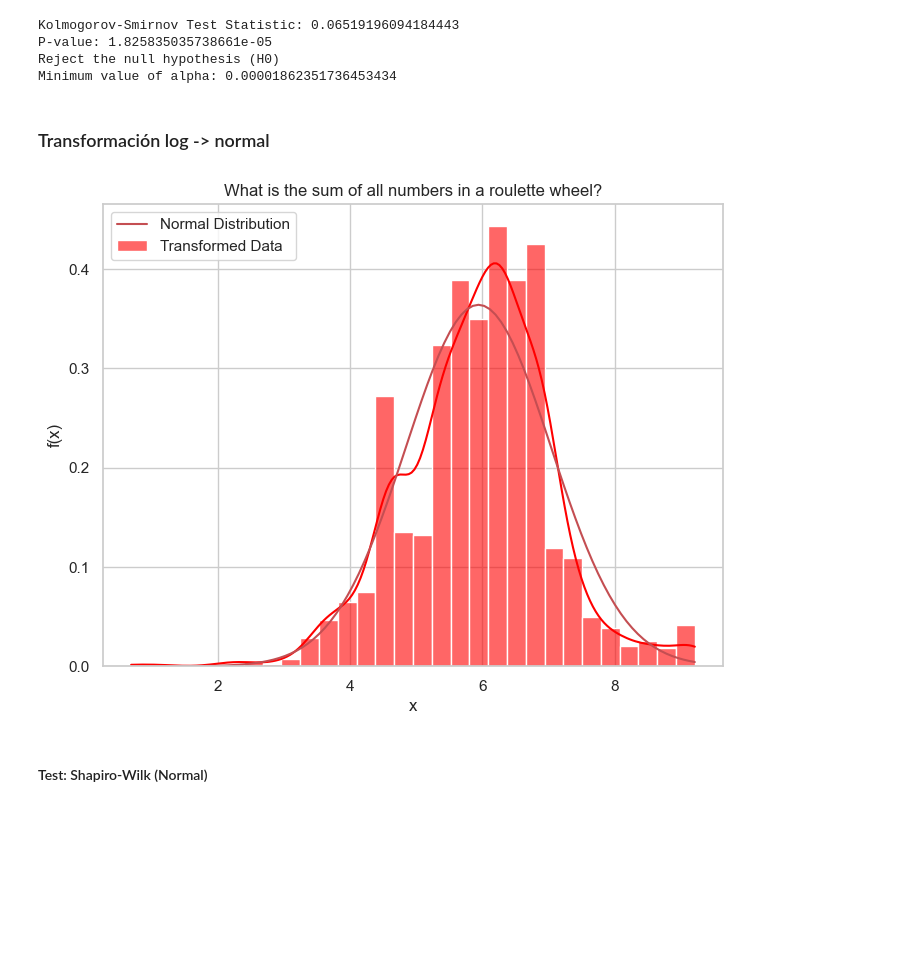
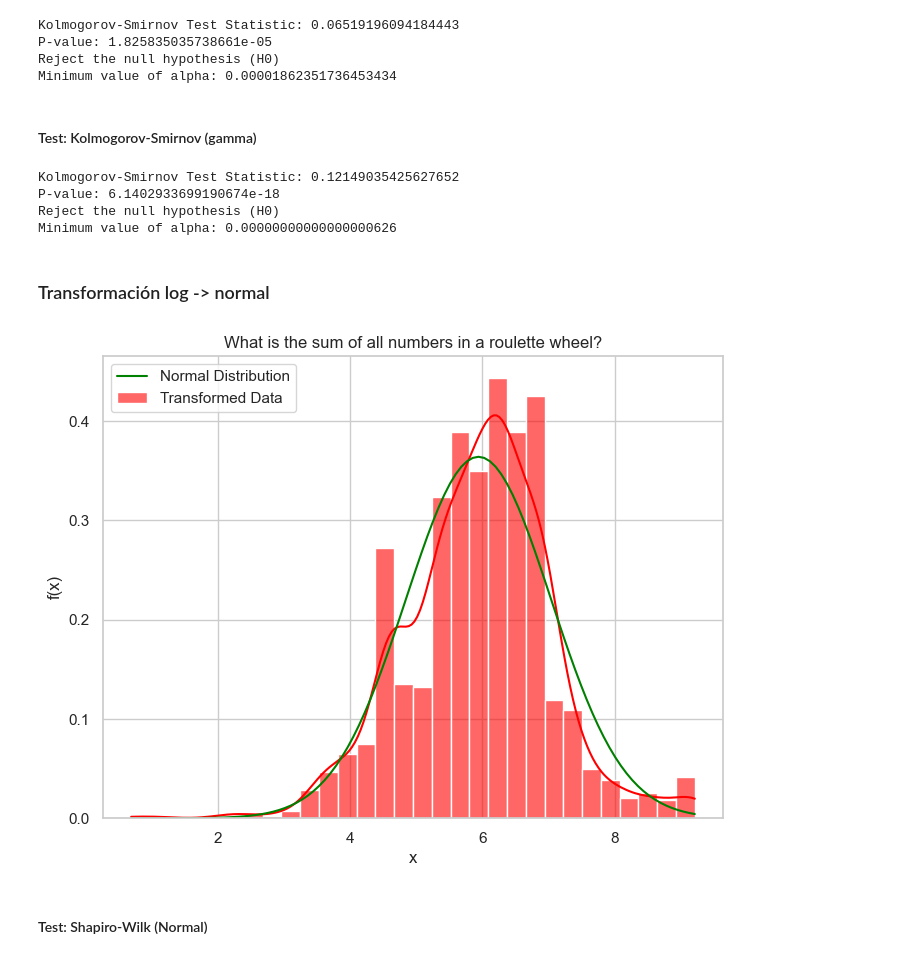
Before and after one commit to fedeegiorgi/proyecto-final, a Jupyter notebook: src/distribucion/analisis_data_navajas.ipynb, the cells around one changed output. Saved outputs shown, nothing was run; the diff lists cells and outputs as text; code cells hidden in the pictures; blank space fills up the shorter version.

Commit message:
analisis gamma y fix calculo prop en testeo_datasets_stats

```diff
--- a/src/distribucion/analisis_data_navajas.ipynb
+++ b/src/distribucion/analisis_data_navajas.ipynb
@@ -120,7 +173,7 @@ Minimum value of alpha: 0.017368450210578205
 ### Transformación log -> normal
 # %%
 # Aplicar transformación logarítmica
-transformed_data = np.log1p(goals['0'])
+transformed_data = np.log1p(goals)
 
 plt.figure(figsize=(8, 6))
 sns.histplot(transformed_data, kde=True, stat='density', bins=30, color='blue', alpha=0.6 , label='Transformed Data')
@@ -418,12 +553,12 @@ plt.show()
 # %%
 plt.figure(figsize=(8, 6))
-sns.histplot(roullette['2'], kde=True, stat='density', bins=50, color='red', alpha=0.6 , label='Data')
+sns.histplot(roullette, kde=True, stat='density', bins=50, color='red', alpha=0.6 , label='Data')
 
 # Fit a lognormal distribution to the data
-shape, loc, scale = stats.lognorm.fit(roullette['2'], floc=0)
+shape, loc, scale = stats.lognorm.fit(roullette, floc=0)
 
 # Overlay Lognormal distribution
-x = np.linspace(min(roullette['2']), max(roullette['2']), 100)
+x = np.linspace(min(roullette), max(roullette), 100)
 pdf_lognormal = stats.lognorm.pdf(x, shape, loc, scale)
 plt.plot(x, pdf_lognormal, 'g-', label='Lognormal Distribution')
 
@@ -440,9 +575,9 @@ plt.show()
 #### Test: Kolmogorov-Smirnov (log-normal)
 # %%
 # Estimación de parámetros de la distribución lognormal
-shape, loc, scale = stats.lognorm.fit(roullette['2'], floc=0)
+shape, loc, scale = stats.lognorm.fit(roullette, floc=0)
 
-ks_stat, ks_p_value = stats.kstest(roullette['2'], 'lognorm', args=(shape, loc, scale))
+ks_stat, ks_p_value = stats.kstest(roullette, 'lognorm', args=(shape, loc, scale))
 
 print(f"Kolmogorov-Smirnov Test Statistic: {ks_stat}")
 print(f"P-value: {ks_p_value}")
@@ -458,38 +593,67 @@ eps = ks_p_value * 0.02
 min_alpha = ks_p_value + eps
 print(f"Minimum value of alpha: {min_alpha:.20f}")
 
-summary.loc['ROULLETTE', ('Kolmogorov-Smirnov', 'Statistic')] = ks_stat
-summary.loc['ROULLETTE', ('Kolmogorov-Smirnov', 'P-value')] = ks_p_value
+summary.loc['ROULLETTE', ('KS-lognormal', 'Statistic')] = ks_stat
+summary.loc['ROULLETTE', ('KS-lognormal', 'P-value')] = ks_p_value
 # %% [output]
 Kolmogorov-Smirnov Test Statistic: 0.06519196094184443
 P-value: 1.825835035738661e-05
 Reject the null hypothesis (H0)
 Minimum value of alpha: 0.00001862351736453434
+# %% [markdown]
+#### Test: Kolmogorov-Smirnov (gamma)
+# %%
+# Estimación de parámetros de la distribución lognormal
+shape, loc, scale = stats.gamma.fit(roullette, floc=0)
+
+ks_g_stat, ks_g_p_value = stats.kstest(roullette, 'gamma', args=(shape, loc, scale))
+
+print(f"Kolmogorov-Smirnov Test Statistic: {ks_g_stat}")
+print(f"P-value: {ks_g_p_value}")
+
+# Chqueo de hipótesis
+alpha = 0.05
+if ks_g_p_value > alpha:
+    print("Failed to reject the null hypothesis (H0)")
+else:
+    print("Reject the null hypothesis (H0)")
+
+eps = ks_g_p_value * 0.02
+min_alpha = ks_g_p_value + eps
+print(f"Minimum value of alpha: {min_alpha:.20f}")
+
+summary.loc['ROULLETTE', ('KS-gamma', 'Statistic')] = ks_g_stat
+summary.loc['ROULLETTE', ('KS-gamma', 'P-value')] = ks_g_p_value
+# %% [output]
+Kolmogorov-Smirnov Test Statistic: 0.12149035425627652
+P-value: 6.1402933699190674e-18
+Reject the null hypothesis (H0)
+Minimum value of alpha: 0.00000000000000000626
 # %% [markdown]
 ### Transformación log -> normal
 # %%
 # Aplicar transformación logarítmica
-transformed_data = np.log1p(roullette['2'])
+transformed_data = np.log1p(roullette)
 
 plt.figure(figsize=(8, 6))
 sns.histplot(transformed_data, kde=True, stat='density', bins=30, color='red', alpha=0.6 , label='Transformed Data')
 
 mean, std = np.mean(transformed_data), np.std(transformed_data)
 
 # Superposición de curva normal
 x = np.linspace(min(transformed_data), max(transformed_data), 100)
 pdf_normal = stats.norm.pdf(x, mean, std)
-plt.plot(x, pdf_normal, 'r-', label='Normal Distribution')
+plt.plot(x, pdf_normal, 'green', label='Normal Distribution')
 
 plt.title('What is the sum of all numbers in a roulette wheel?')
 plt.xlabel('x')
 plt.ylabel('f(x)')
 
 plt.legend()
 plt.savefig('plots_navajas/roullette_distribution_normal.png', format='png', dpi=300, bbox_inches='tight')
 plt.show()
 # %% [output]
-[figure, old version]
+[figure, new version]
 # %% [markdown]
 #### Test: Shapiro-Wilk (Normal)
 # %%
```
Also changed, not shown: parts of 39 cells of this notebook, 8 other files.
